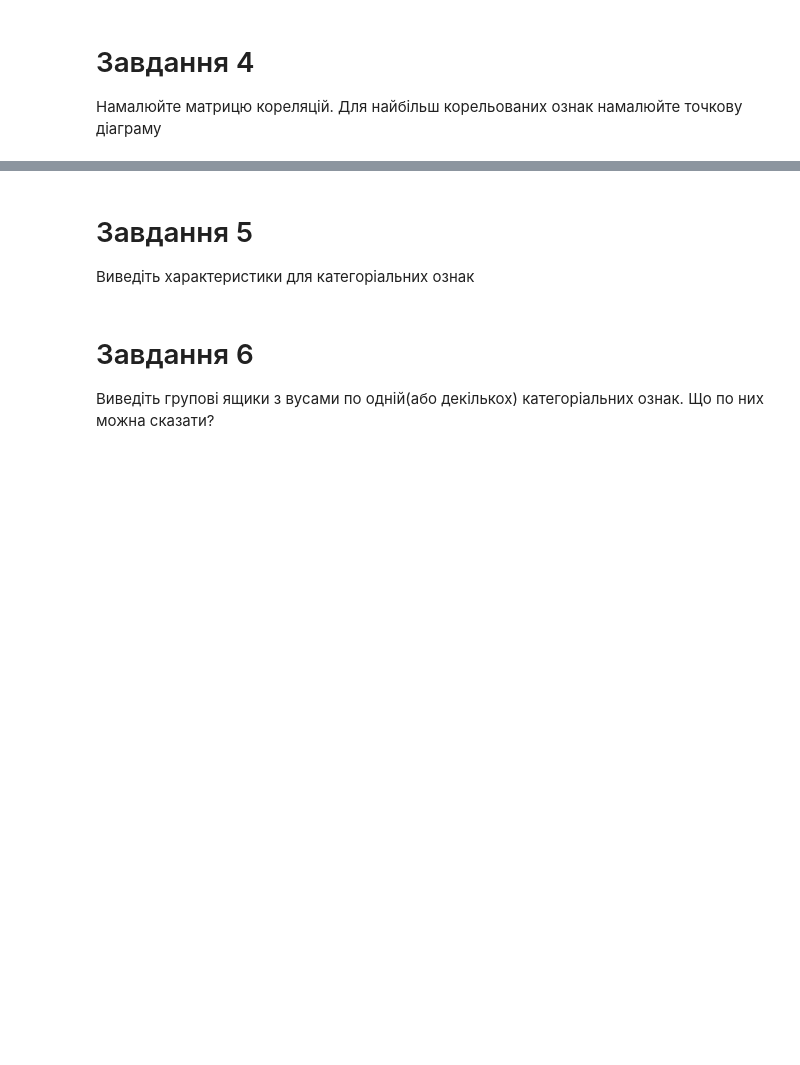
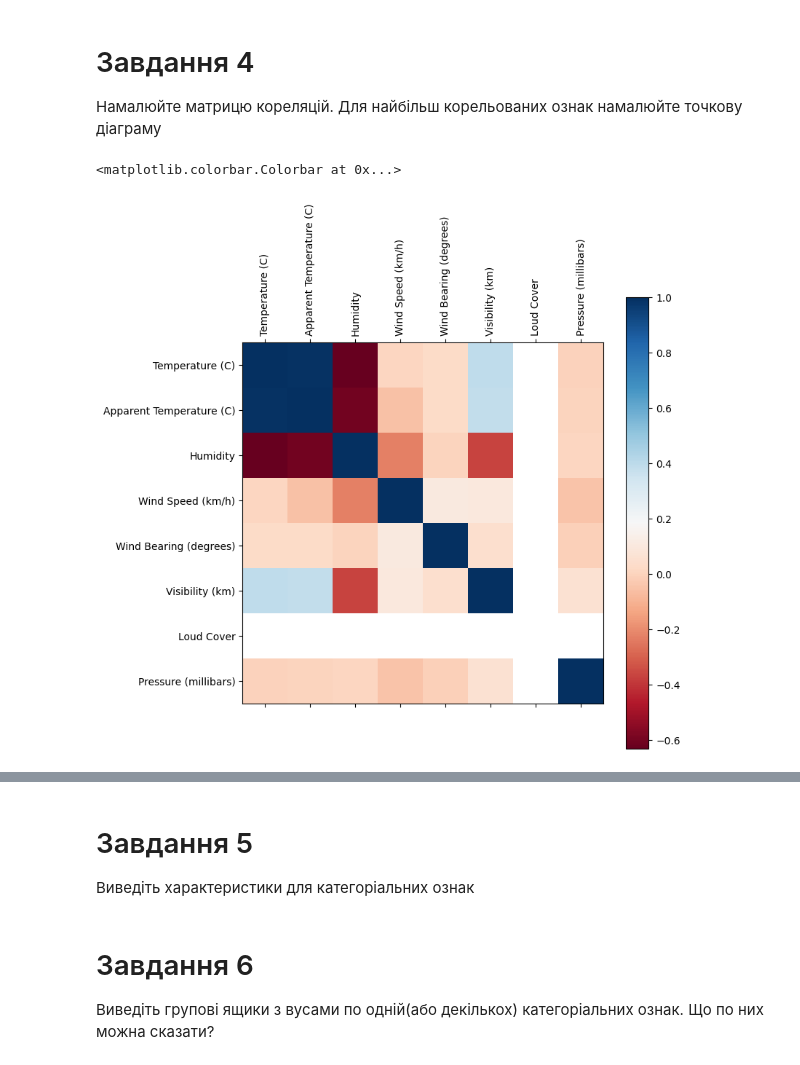
Before and after one commit to VDidyk/AI, a Jupyter notebook: module2/Практична_аналіз_даних2.ipynb, the cells around one changed output, grey strips where cells are left out. Saved outputs shown, nothing was run; the diff lists cells and outputs as text; code cells hidden in the pictures; blank space fills up the shorter version.

```diff
--- a/module2/Практична_аналіз_даних2.ipynb
+++ b/module2/Практична_аналіз_даних2.ipynb
@@ -48,3 +53,16 @@ df[["Formatted Date", "Pressure (millibars)"]].boxplot(by='Formatted Date', figs
 # %% [markdown]
 # Завдання 3
 Чи потрібно застосувати квантильний алгоритм для видалення викидів? Якщо так то застосуйте, інакше, що на вашу думку потрібно зробити?
+# %%
+q1 = df.quantile(q=0.25)
+q3 = df.quantile(q=0.75)
+
+iqr = q3-q1
+lower = q1 - 1.5 * iqr
+upper = q3 + 1.5 * iqr
+
+mask = ((df >= lower) & (df <= upper)).any()
+
+df = df.loc[:,mask]
+
+df
@@ -51,3 +83,15 @@ df[["Formatted Date", "Pressure (millibars)"]].boxplot(by='Formatted Date', figs
 # %% [markdown]
 # Завдання 4
 Намалюйте матрицю кореляцій. Для найбільш корельованих ознак намалюйте точкову діаграму
+# %%
+corr = df.corr(method='pearson')
+
+fig = plt.figure(figsize=(8,8))
+plt.matshow(corr, cmap='RdBu', fignum=fig.number)
+
+plt.xticks(range(len(corr.columns)), corr.columns, rotation='vertical')
+plt.yticks(range(len(corr.columns)), corr.columns)
+plt.colorbar()
+# %% [output]
+<matplotlib.colorbar.Colorbar at 0x...>
+[figure, added]
```
Also changed, not shown: parts of 6 cells of this notebook.
